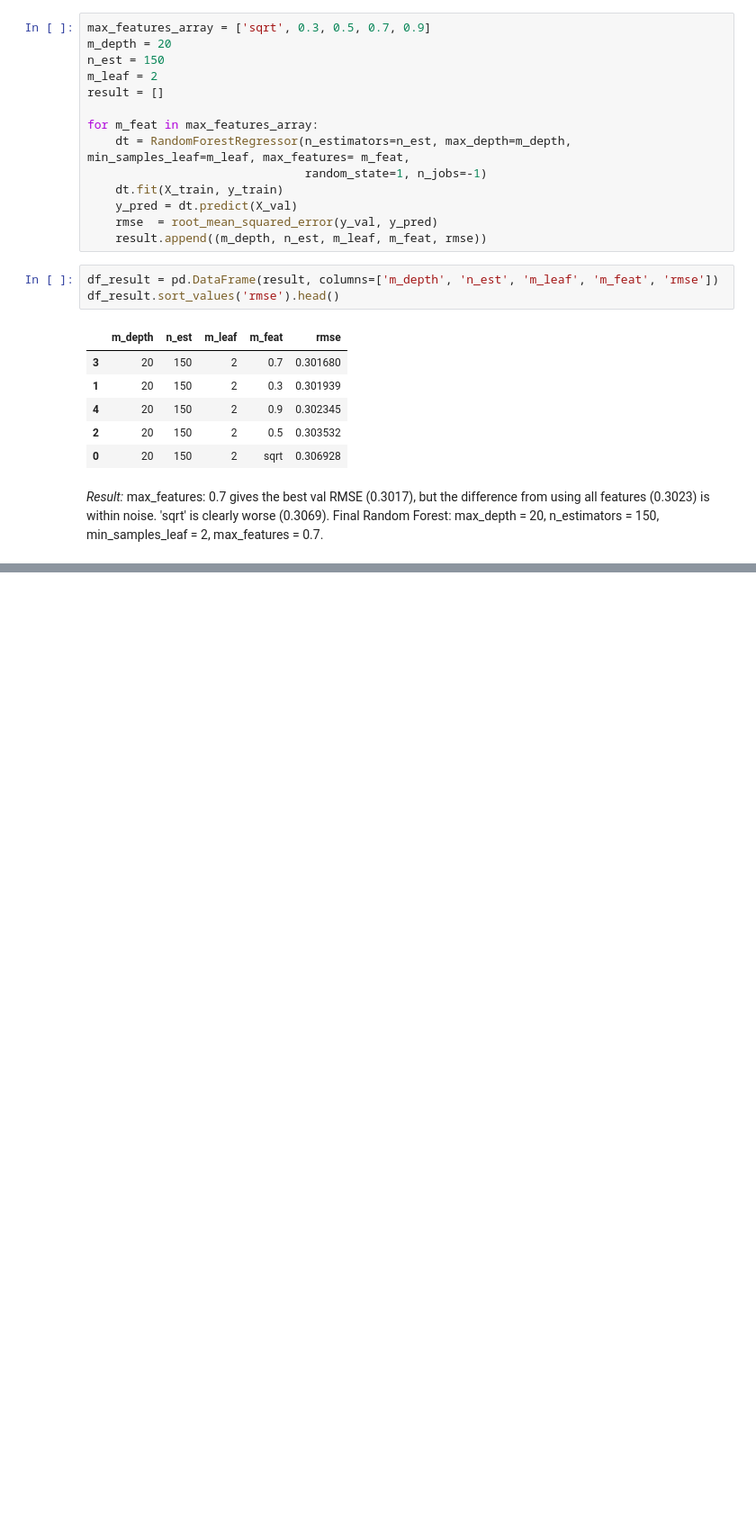
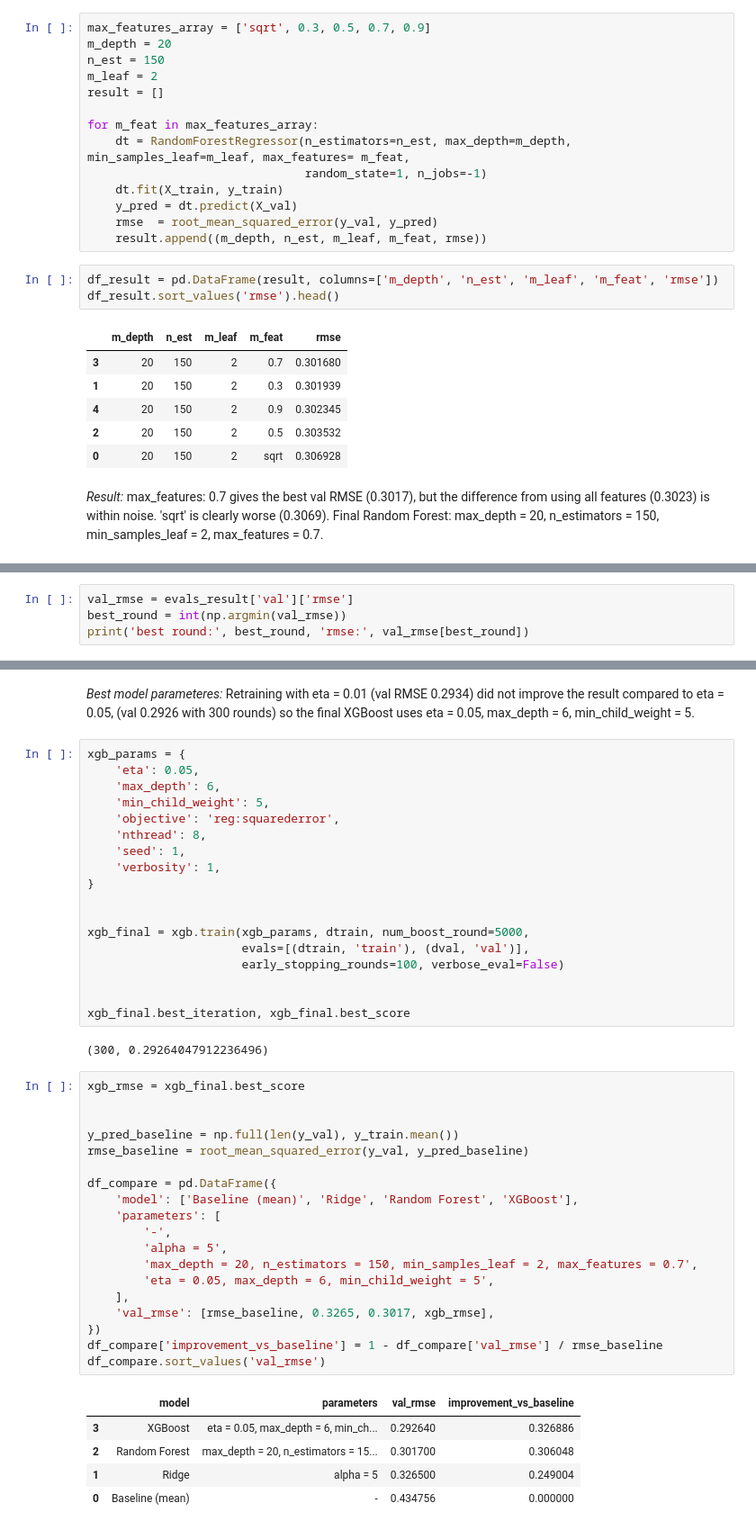
Before and after one commit to SunnyFoxxy/thessaloniki-airbnb-prices, a Jupyter notebook: notebook.ipynb, the cells around one changed output, grey strips where cells are left out. Shown at 90% size. Saved outputs shown, nothing was run; the diff lists cells and outputs as text; blank space fills up the shorter version.

Commit message:
Final model

```diff
--- a/notebook.ipynb
+++ b/notebook.ipynb
@@ -1247,0 +1314,4 @@ df_result.sort_values('rmse').head()
+# %%
+val_rmse = evals_result['val']['rmse']
+best_round = int(np.argmin(val_rmse))
+print('best round:', best_round, 'rmse:', val_rmse[best_round])
@@ -1247,0 +1453,47 @@ df_result.sort_values('rmse').head()
+# %% [markdown]
+*Best model parameteres:* Retraining with eta = 0.01 (val RMSE 0.2934) did not improve the result compared to eta = 0.05, (val 0.2926 with 300 rounds) so the final XGBoost uses eta = 0.05, max_depth = 6, min_child_weight = 5.
+# %%
+xgb_params = {
+    'eta': 0.05,
+    'max_depth': 6,
+    'min_child_weight': 5,
+    'objective': 'reg:squarederror',
+    'nthread': 8,
+    'seed': 1,
+    'verbosity': 1,
+}
+
+
+xgb_final = xgb.train(xgb_params, dtrain, num_boost_round=5000,
+                      evals=[(dtrain, 'train'), (dval, 'val')],
+                      early_stopping_rounds=100, verbose_eval=False)
+
+
+xgb_final.best_iteration, xgb_final.best_score
+# %% [output]
+(300, 0.29264047912236496)
+# %%
+xgb_rmse = xgb_final.best_score
+
+
+y_pred_baseline = np.full(len(y_val), y_train.mean())
+rmse_baseline = root_mean_squared_error(y_val, y_pred_baseline)
+
+df_compare = pd.DataFrame({
+    'model': ['Baseline (mean)', 'Ridge', 'Random Forest', 'XGBoost'],
+    'parameters': [
+        '-',
+        'alpha = 5',
+        'max_depth = 20, n_estimators = 150, min_samples_leaf = 2, max_features = 0.7',
+        'eta = 0.05, max_depth = 6, min_child_weight = 5',
+    ],
+    'val_rmse': [rmse_baseline, 0.3265, 0.3017, xgb_rmse],
+})
+df_compare['improvement_vs_baseline'] = 1 - df_compare['val_rmse'] / rmse_baseline
+df_compare.sort_values('val_rmse')
+# %% [output]
+|  | model | parameters | val_rmse | improvement_vs_baseline |
+| 3 | XGBoost | eta = 0.05, max_depth = 6, min_ch... | 0.292640 | 0.326886 |
+| 2 | Random Forest | max_depth = 20, n_estimators = 15... | 0.301700 | 0.306048 |
+| 1 | Ridge | alpha = 5 | 0.326500 | 0.249004 |
+| 0 | Baseline (mean) | - | 0.434756 | 0.000000 |
```
Also changed, not shown: parts of 14 cells of this notebook.
